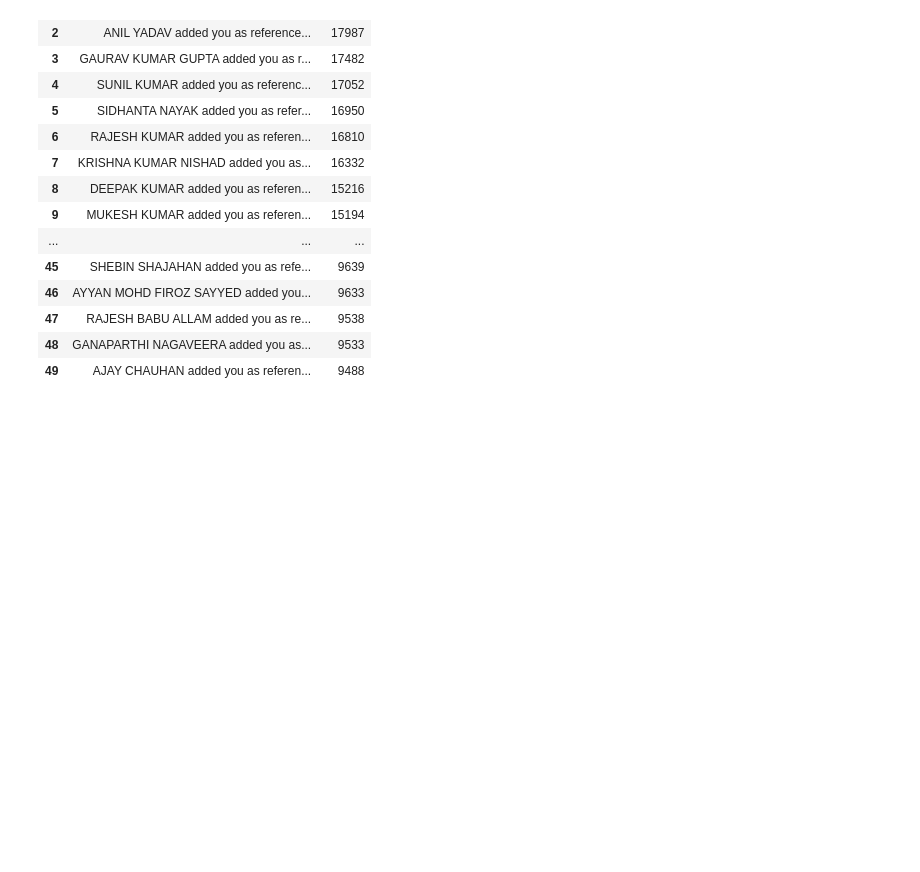
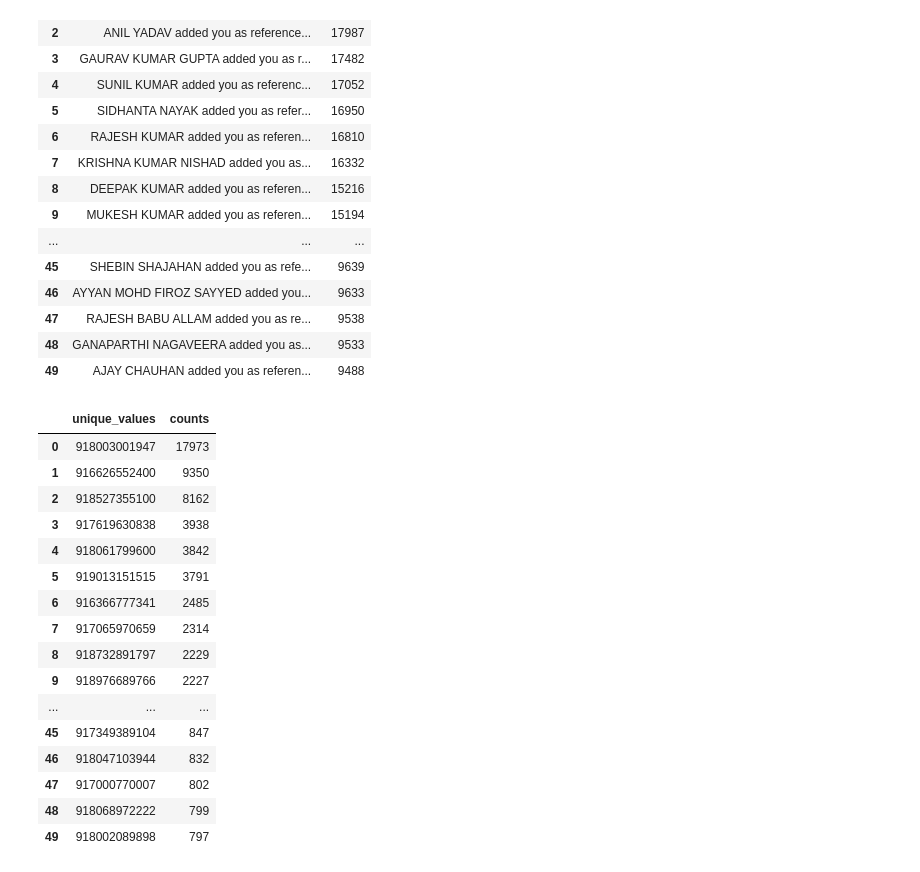
Before and after one commit to asimds/26DECOPFAIL, a Jupyter notebook: Cause.ipynb, the cells around one changed output. Drawn from its saved outputs; the diff is of its cells as text; code cells hidden in the pictures; blank space fills up the shorter version.

```diff
--- a/Cause.ipynb
+++ b/Cause.ipynb
@@ -156,3 +156,27 @@ df.head(50)
 | 47 | RAJESH BABU ALLAM added you as re... | 9538 |
 | 48 | GANAPARTHI NAGAVEERA added you as... | 9533 |
 | 49 | AJAY CHAUHAN added you as referen... | 9488 |
+# %%
+#creating new dataframe for message analysis
+dfm_no = new_df.MOBILE_NUMBER.value_counts().rename_axis('unique_values').reset_index(name='counts')
+# %%
+#displaying top 50 mobile where we have OPERATOR FAILED AS STATUS
+dfm_no.head(50)
+# %% [output]
+|  | unique_values | counts |
+| 0 | 918003001947 | 17973 |
+| 1 | 916626552400 | 9350 |
+| 2 | 918527355100 | 8162 |
+| 3 | 917619630838 | 3938 |
+| 4 | 918061799600 | 3842 |
+| 5 | 919013151515 | 3791 |
+| 6 | 916366777341 | 2485 |
+| 7 | 917065970659 | 2314 |
+| 8 | 918732891797 | 2229 |
+| 9 | 918976689766 | 2227 |
+| ... | ... | ... |
+| 45 | 917349389104 | 847 |
+| 46 | 918047103944 | 832 |
+| 47 | 917000770007 | 802 |
+| 48 | 918068972222 | 799 |
+| 49 | 918002089898 | 797 |
```
